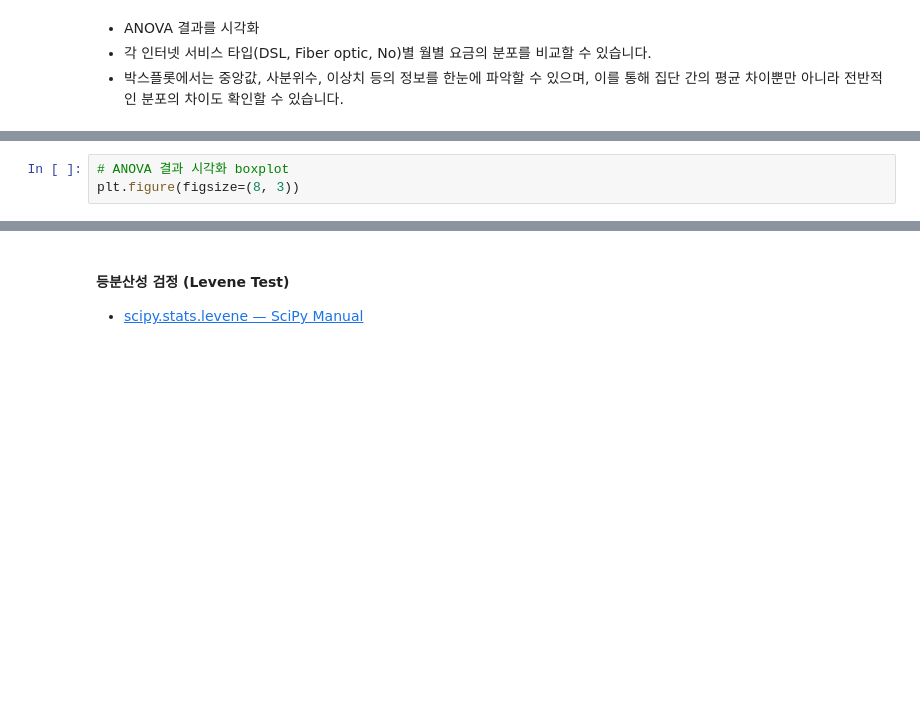
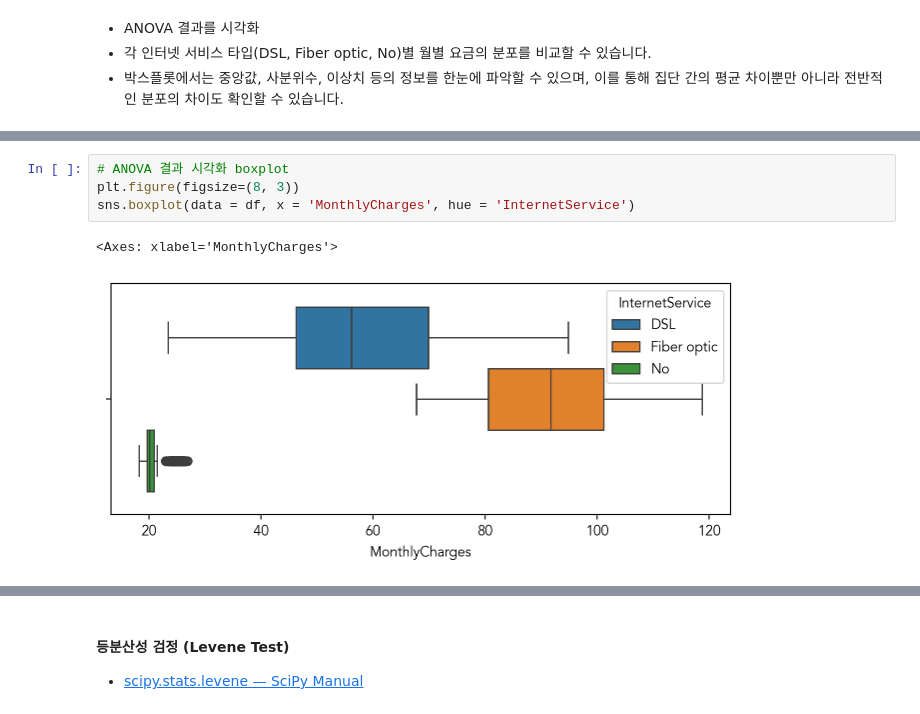
Before and after one commit to gyjong/workplace, a Jupyter notebook: Statistics/0103-telco-anova-input.ipynb, the cells around one changed output, grey strips where cells are left out. Drawn from its saved outputs; the diff is of its cells as text; blank space fills up the shorter version.

```diff
--- a/Statistics/0103-telco-anova-input.ipynb
+++ b/Statistics/0103-telco-anova-input.ipynb
@@ -167,6 +177,10 @@ plt.figure(figsize=(8, 3))
 # %%
 # ANOVA 결과 시각화 boxplot
 plt.figure(figsize=(8, 3))
+sns.boxplot(data = df, x = 'MonthlyCharges', hue = 'InternetService')
+# %% [output]
+<Axes: xlabel='MonthlyCharges'>
+[figure, added]
 # %%
 # pointplot
 plt.figure(figsize=(8, 3))
```
Also changed, not shown: parts of 5 cells of this notebook.
